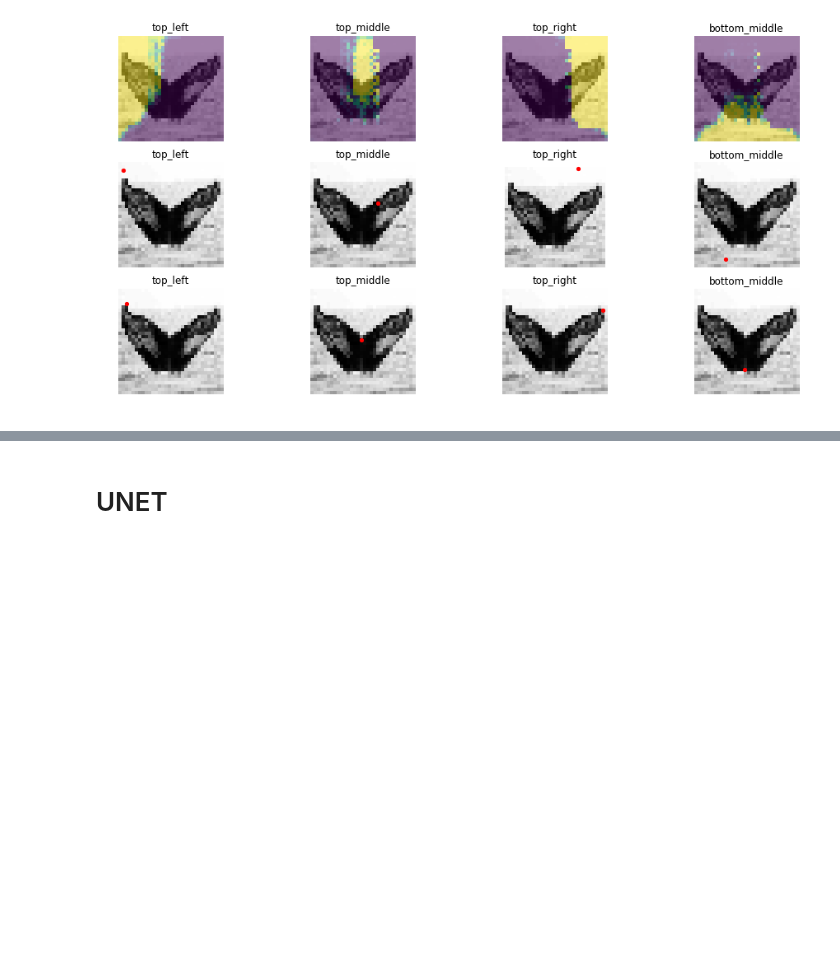
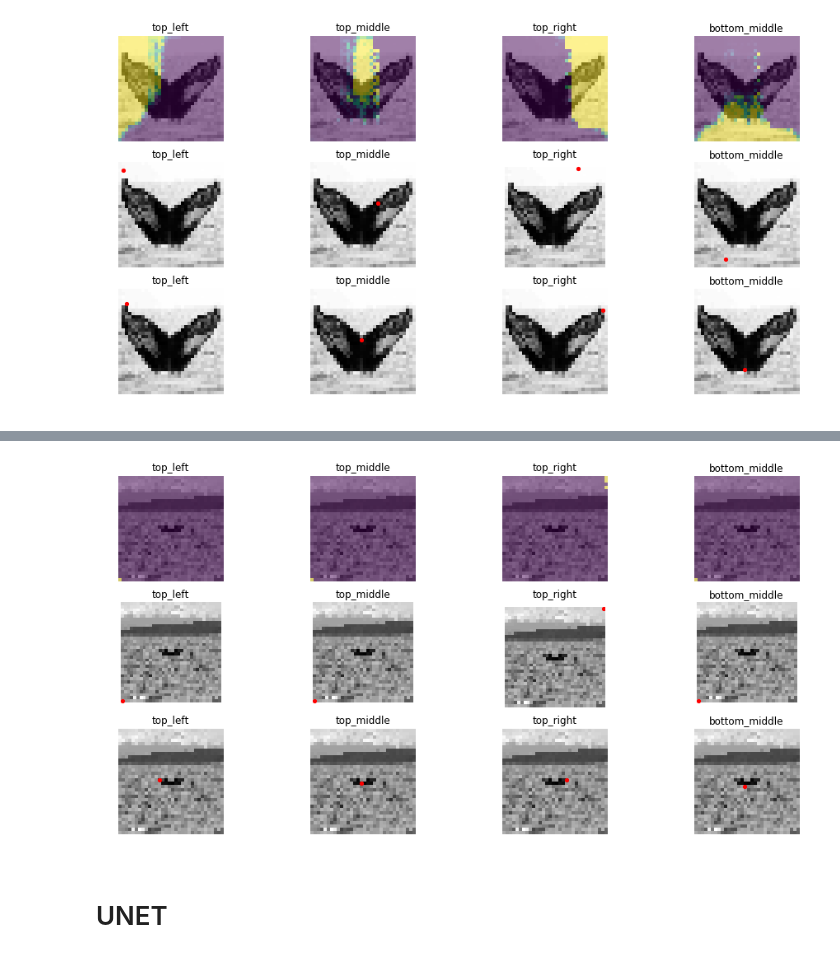
Before and after one commit to hNao17/humpback-whale-challenge, a Jupyter notebook: landmarks/Models Training.ipynb, the cells around one changed output, grey strips where cells are left out. Cells and saved outputs as stored; diff of their text form; code cells hidden in the pictures; blank space fills up the shorter version.

```diff
--- a/landmarks/Models Training.ipynb
+++ b/landmarks/Models Training.ipynb
@@ -257,0 +273,3 @@ run_test(model)
+# %%
+train_generator = WhaleMaskGenerator(IMAGE_DIR, train_data, 4, dim=(H, W), batch_size=batch_size, sigma=1)
+val_generator = WhaleMaskGenerator(IMAGE_DIR, val_data, 4, dim=(H, W), batch_size=batch_size, sigma=0)
@@ -257,0 +369,3 @@ run_test(model)
+# %%
+model = get_unet(H, W, 1)
+tensorboard = TensorBoardLogger(log_name='UNET-64')
@@ -257,0 +376,12 @@ run_test(model)
+# %%
+fit_args = dict(
+    generator=train_generator,
+    steps_per_epoch=200,
+    callbacks=[tensorboard],
+    validation_data=val_generator,
+    validation_steps=50,
+    workers=6,
+    epochs=5,
+)
+# %%
+model.fit_generator(**fit_args)
@@ -257,0 +395,4 @@ run_test(model)
+# %%
+run_test(model, run_on_val=False)
+# %% [output]
+[figure, added]
```
Also changed, not shown: parts of 17 cells of this notebook, 2 other files.
